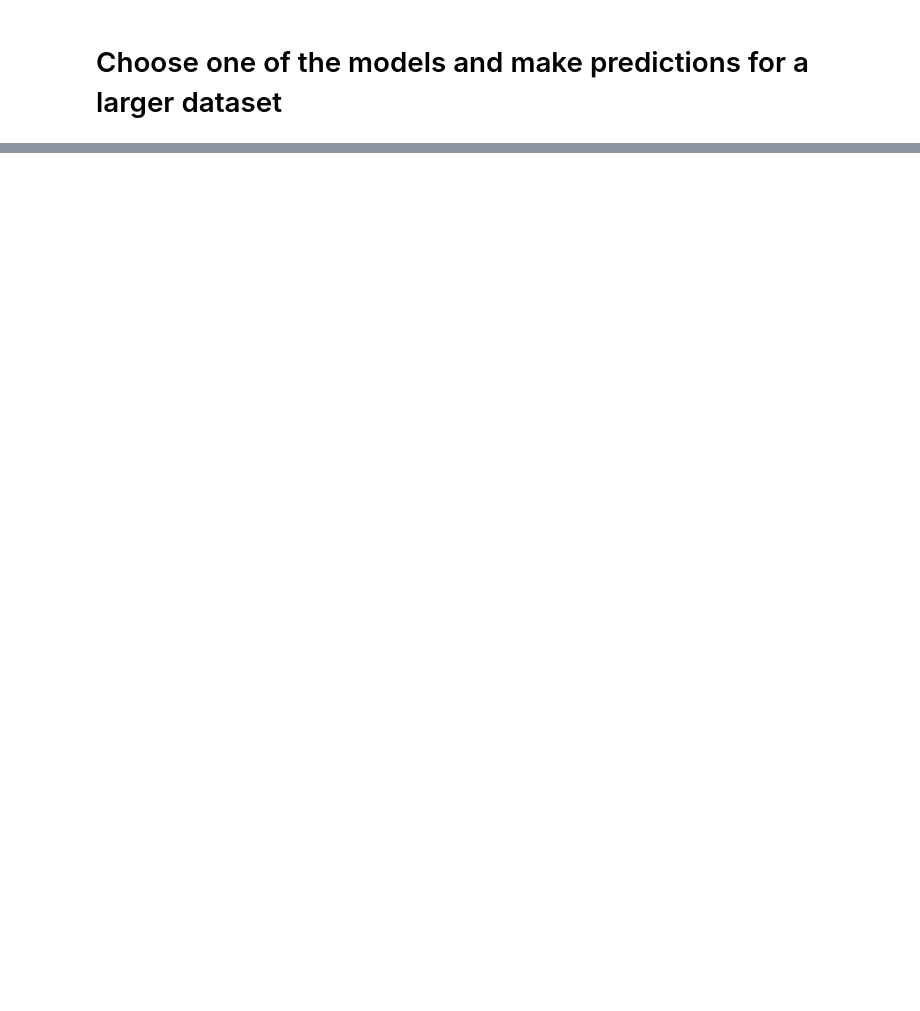
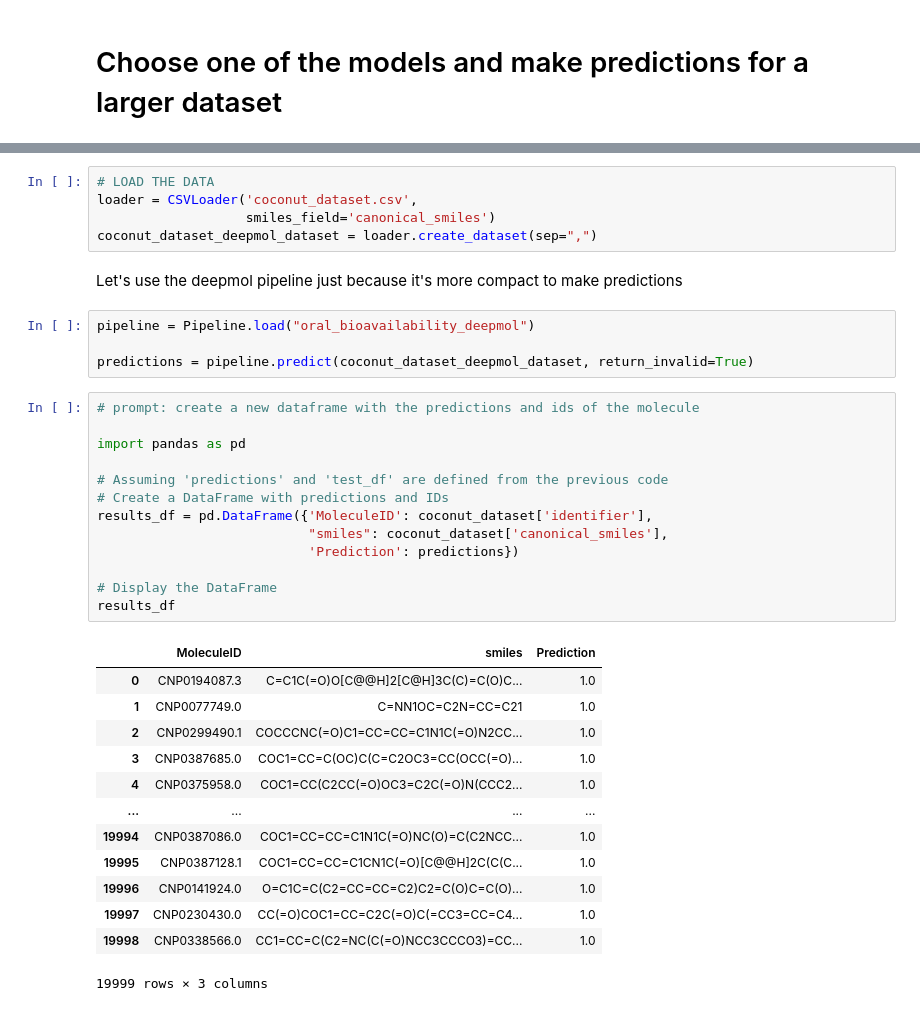
Before and after one commit to jcapels/bod_workshop, a Jupyter notebook: bioavailability_prediction.ipynb, the cells around one changed output, grey strips where cells are left out. Saved outputs shown, nothing was run; the diff lists cells and outputs as text; blank space fills up the shorter version.

```diff
--- a/bioavailability_prediction.ipynb
+++ b/bioavailability_prediction.ipynb
@@ -108,3 +709,41 @@ pd.read_csv("coconut_dataset.csv")
 | 19997 | 210762 | CNP0230430.0 | CC(=O)COC1=CC=C2C(=O)C(=CC3=CC=C4... | InChI=1S/C19H14O6/c1-11(20)9-22-1... | DUOJKHPJQQSIOJ-UHFFFAOYSA-N | NaN | 6-acetonyloxy-2-(1,3-benzodioxol-... | ... |
 | 19998 | 210800 | CNP0338566.0 | CC1=CC=C(C2=NC(C(=O)NCC3CCCO3)=CC... | InChI=1S/C24H23N3O2/c1-15-8-10-16... | WYUBBSNEBJLQEC-UHFFFAOYSA-N | MLS001140556 | 1-(p-tolyl)-~{N}-(tetrahydrofuran... | ... |
 19999 rows × 40 columns
+# %%
+# LOAD THE DATA
+loader = CSVLoader('coconut_dataset.csv',
+                   smiles_field='canonical_smiles')
+coconut_dataset_deepmol_dataset = loader.create_dataset(sep=",")
+# %% [markdown]
+Let's use the deepmol pipeline just because it's more compact to make predictions
+# %%
+pipeline = Pipeline.load("oral_bioavailability_deepmol")
+
+predictions = pipeline.predict(coconut_dataset_deepmol_dataset, return_invalid=True)
+# %%
+# prompt: create a new dataframe with the predictions and ids of the molecule
+
+import pandas as pd
+
+# Assuming 'predictions' and 'test_df' are defined from the previous code
+# Create a DataFrame with predictions and IDs
+results_df = pd.DataFrame({'MoleculeID': coconut_dataset['identifier'],
+                           "smiles": coconut_dataset['canonical_smiles'],
+                           'Prediction': predictions})
+
+# Display the DataFrame
+results_df
+# %% [output]
+|  | MoleculeID | smiles | Prediction |
+| 0 | CNP0194087.3 | C=C1C(=O)O[C@@H]2[C@H]3C(C)=C(O)C... | 1.0 |
+| 1 | CNP0077749.0 | C=NN1OC=C2N=CC=C21 | 1.0 |
+| 2 | CNP0299490.1 | COCCCNC(=O)C1=CC=CC=C1N1C(=O)N2CC... | 1.0 |
+| 3 | CNP0387685.0 | COC1=CC=C(OC)C(C=C2OC3=CC(OCC(=O)... | 1.0 |
+| 4 | CNP0375958.0 | COC1=CC(C2CC(=O)OC3=C2C(=O)N(CCC2... | 1.0 |
+| ... | ... | ... | ... |
+| 19994 | CNP0387086.0 | COC1=CC=CC=C1N1C(=O)NC(O)=C(C2NCC... | 1.0 |
+| 19995 | CNP0387128.1 | COC1=CC=CC=C1CN1C(=O)[C@@H]2C(C(C... | 1.0 |
+| 19996 | CNP0141924.0 | O=C1C=C(C2=CC=CC=C2)C2=C(O)C=C(O)... | 1.0 |
+| 19997 | CNP0230430.0 | CC(=O)COC1=CC=C2C(=O)C(=CC3=CC=C4... | 1.0 |
+| 19998 | CNP0338566.0 | CC1=CC=C(C2=NC(C(=O)NCC3CCCO3)=CC... | 1.0 |
+19999 rows × 3 columns
```
Also changed, not shown: parts of 39 cells of this notebook, 1 other file.
